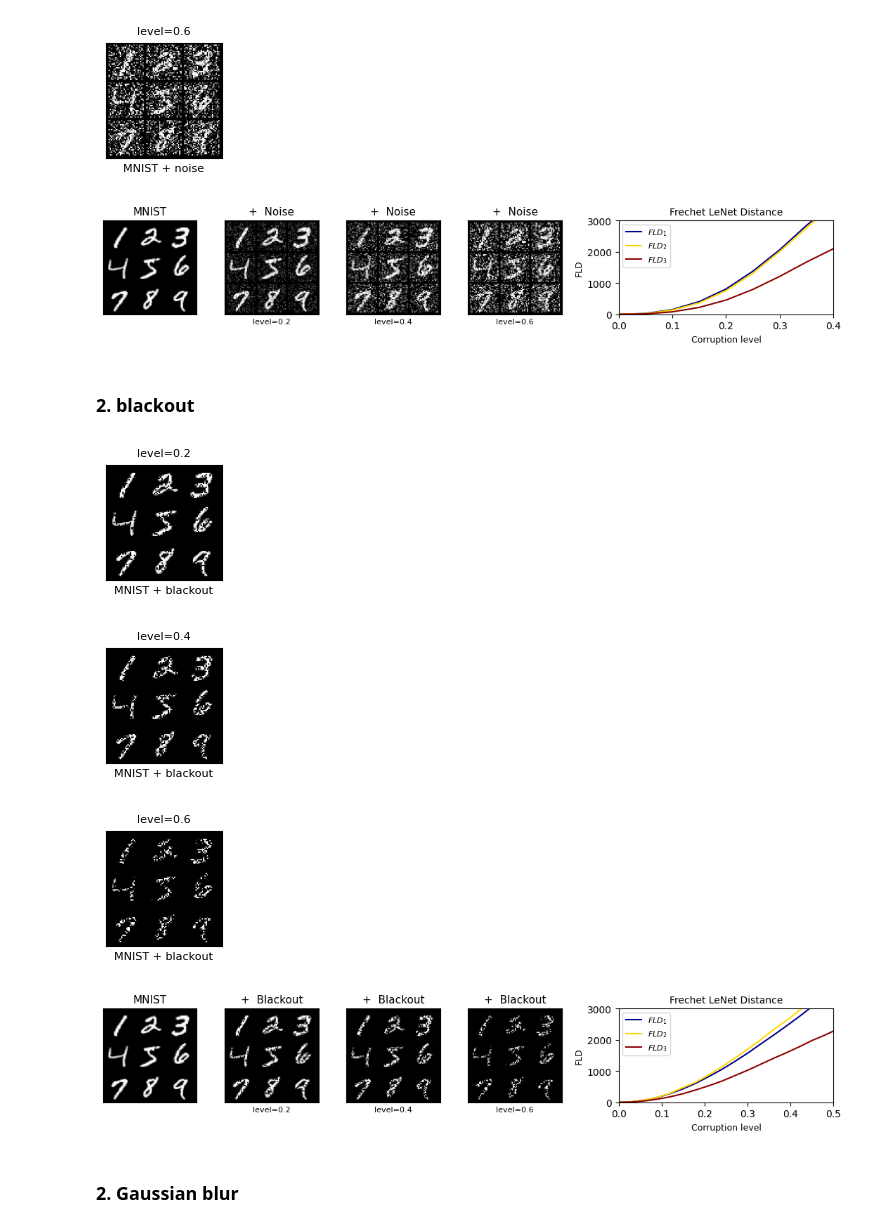
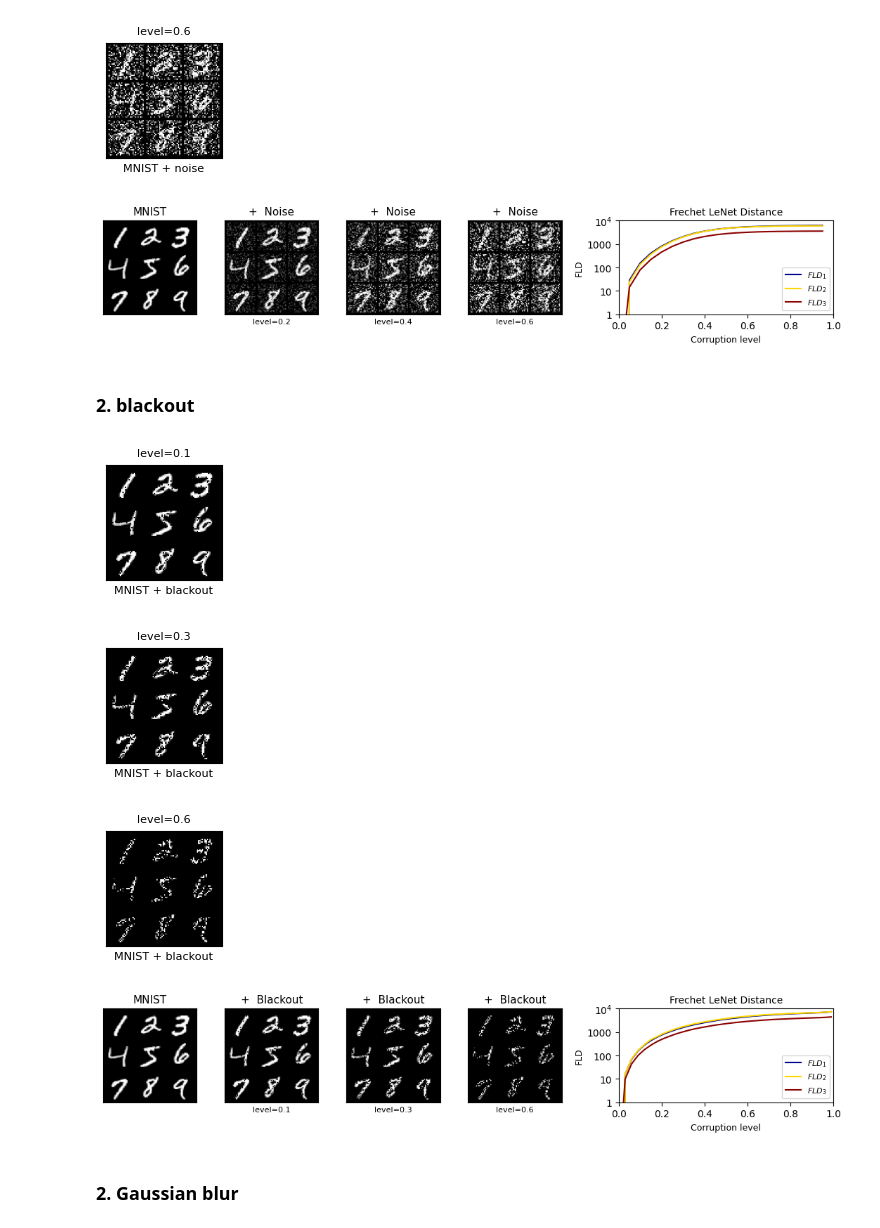
Before and after one commit to dfaroughy/FID-MNIST, a Jupyter notebook: example_MNIST.ipynb, the cells around one changed output. Saved outputs shown, nothing was run; the diff lists cells and outputs as text; code cells hidden in the pictures.

```diff
--- a/example_MNIST.ipynb
+++ b/example_MNIST.ipynb
@@ -49,21 +48,22 @@ fcd_3_noise  = fld_NIST(model=lenet, name='MNIST', corruption=corruption, values
 # %%
 plot_combined_with_mnist_grid(samples=[digits, digits_noise_1, digits_noise_2, digits_noise_3],
                               fcd=[fcd_1_noise, fcd_2_noise, fcd_3_noise],
                               distortion='Noise',
                               name='MNIST',
                               dist_levels=['', r'level={}'.format(noise_level_1), r'level={}'.format(noise_level_2), r'level={}'.format(noise_level_3)],
-                              xlim=(0, 0.4),
+                              xlim=(0, 1),
                               ylim=(0, 3000),
+                              log=True,loc='lower right',
                               figsize=(11,2.25))
 # %% [output]
-[figure, old version]
+[figure, new version]
 # %% [markdown]
 ### 2. blackout
 # %%
 corruption = 'blackout'
 
-black_level_1 = 0.2
-black_level_2 = 0.4
+black_level_1 = 0.1
+black_level_2 = 0.3
 black_level_3 = 0.6
 
 digits_blackout_1 = get_test_samples(name='MNIST', corruption=corruption, level=black_level_1, plot=True)
@@ -72,7 +72,7 @@ digits_blackout_3 = get_test_samples(name='MNIST', corruption=corruption, level=
 # %% [output]
 [figure]
 [figure]
-[figure, old version]
+[figure, new version]
 # %%
 fcd_1_black = fld_NIST(model=lenet, name='MNIST', corruption=corruption, values=np.arange(0.0, 1, 0.03), activation_layer='fc1', device=device)
 fcd_2_black = fld_NIST(model=lenet, name='MNIST', corruption=corruption, values=np.arange(0.0, 1, 0.03), activation_layer='fc2', device=device)
@@ -83,11 +83,12 @@ plot_combined_with_mnist_grid(samples=[digits, digits_blackout_1, digits_blackou
                               distortion='Blackout',
                               name='MNIST',
                               dist_levels=['', r'level={}'.format(black_level_1), r'level={}'.format(black_level_2), r'level={}'.format(black_level_3)],
-                              xlim=(0, 0.5),
+                              xlim=(0, 1),
                               ylim=(0, 3000),
+                              log=True,loc='lower right',
                               figsize=(11,2.25))
 # %% [output]
-[figure, old version]
+[figure, new version]
 # %% [markdown]
 ### 2. Gaussian blur
 # %%
```
Also changed, not shown: parts of 13 cells of this notebook, 22 other files.
